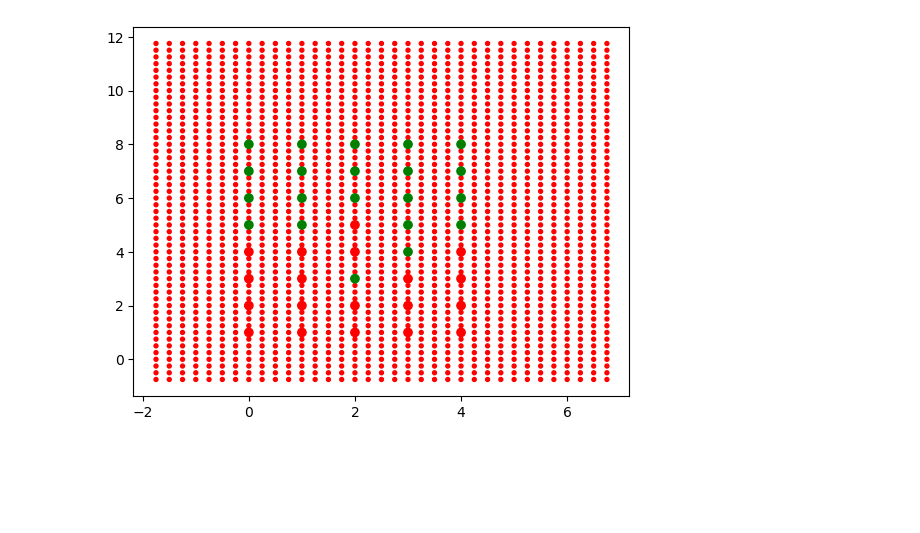
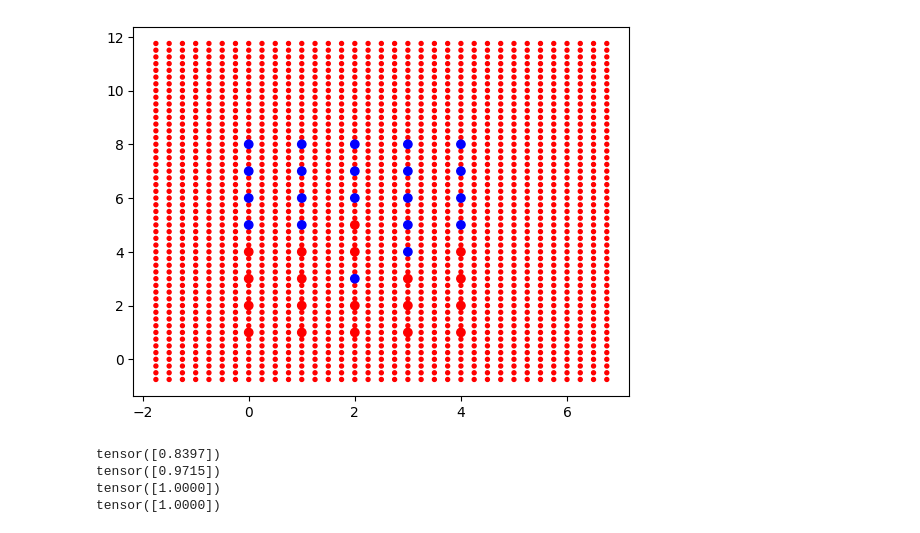
Before and after one commit to PatatoBy/SEAI, a Jupyter notebook: modello_fiaschi.ipynb, the cells around one changed output. Cells and saved outputs as stored; diff of their text form; code cells hidden in the pictures; blank space fills up the shorter version.

```diff
--- a/modello_fiaschi.ipynb
+++ b/modello_fiaschi.ipynb
@@ -153,7 +153,7 @@ class ModelloF(nn.Module):
                     self.save_v = torch.cat((self.save_v, v.clone().detach()), dim = 0)
 # %%
 torch.manual_seed(130698)
-modello = ModelloF(2,1,60)
+modello = ModelloF(2,1,80)
 dl0 = torch.utils.data.DataLoader(train_data0, batch_size = 8, shuffle = True)
 dl1 = torch.utils.data.DataLoader(train_data1, batch_size = 8, shuffle = True)
 # %%
@@ -170,9 +171,11 @@ plt.show()
 # %%
+#PLOTTING
+
 with torch.no_grad():
     points = [[x/4, y/4, modello(torch.tensor([x/4*1.0,y/4*1.0]))] for x in range(-7,7*4) for y in range(-3,12*4)]
     colori = ['blue' if p[2][0] < 0.45 else 'red' if p[2][0] > 0.6 else 'white' for p in points]
     plt.scatter([p[0] for p in points], [p[1] for p in points], c = colori, s=8)
-    plt.scatter([p[0] for p in dataset],[p[1] for p in dataset], c=['red' if i == 1 else 'green' for i in labels])
+    plt.scatter([p[0] for p in dataset],[p[1] for p in dataset], c=['red' if i == 1 else 'blue' for i in labels])
     plt.show()
 
 # RED -> y == 1 [NON DEVE ENTRARE]
@@ -187,8 +196,10 @@ tensor([0.9035])
 # %%
+#FASE 2 TRAINING
+
 err = []
 modello.gen_v_y0(dl1)
 
-for _ in range(1000):
+for _ in range(100):
     e = modello.train(dl0, 'L2')
     err.append(e)
 
@@ -203,13 +219,25 @@ tensor([0.9988])
 # %%
+#PLOTTING
+
 with torch.no_grad():
     points = [[x/4, y/4, modello(torch.tensor([x/4*1.0,y/4*1.0]))] for x in range(-7,7*4) for y in range(-3,12*4)]
-    colori = ['blue' if p[2][0] < 0.45 else 'red' if p[2][0] > 0.6 else 'white' for p in points]
+    colori = ['blue' if p[2][0] < 0.40 else 'red' if p[2][0] > 0.6 else 'white' for p in points]
     plt.scatter([p[0] for p in points], [p[1] for p in points], c = colori, s=8)
-    plt.scatter([p[0] for p in dataset],[p[1] for p in dataset], c=['red' if i == 1 else 'green' for i in labels])
+    plt.scatter([p[0] for p in dataset],[p[1] for p in dataset], c=['red' if i == 1 else 'blue' for i in labels])
     plt.show()
 
 # RED -> y == 1 [NON DEVE ENTRARE]
 # BLUE -> y == 0 [PUO ENTRARE]
 # WHITE -> indecisione
 # %% [output]
-[figure, old version]
+[figure, new version]
+# %%
+print(modello(torch.tensor([0,0], dtype = torch.float)))
+print(modello(torch.tensor([0,4], dtype = torch.float)))
+print(modello(torch.tensor([8,0], dtype = torch.float)))
+print(modello(torch.tensor([8,4], dtype = torch.float)))
+# %% [output]
+tensor([0.8397])
+tensor([0.9715])
+tensor([1.0000])
+tensor([1.0000])
```
Also changed, not shown: parts of 6 cells of this notebook.
